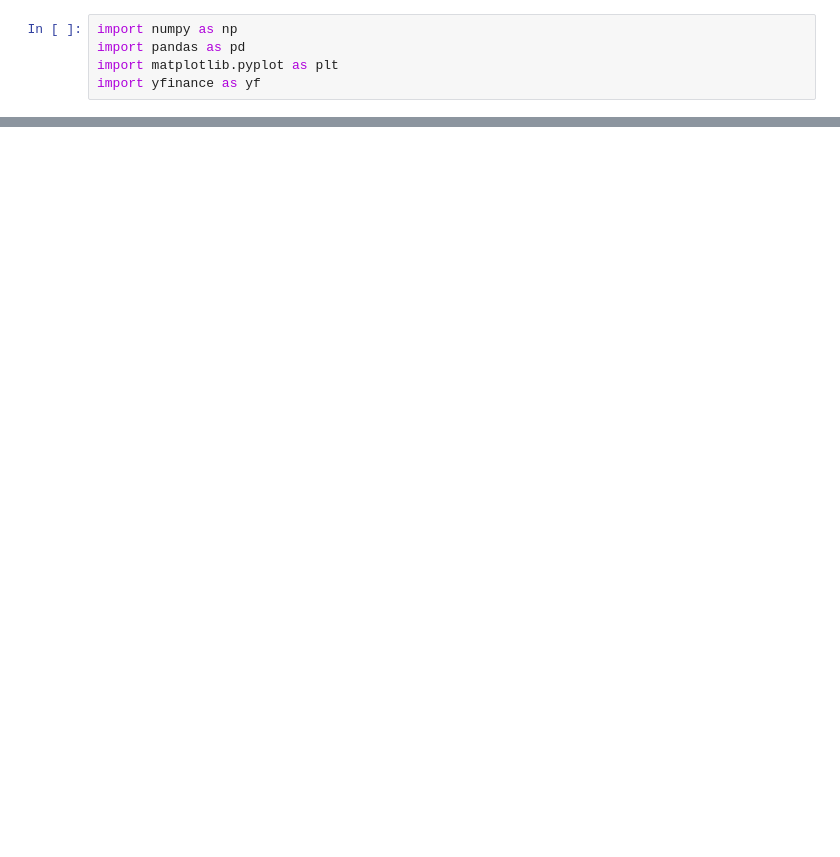
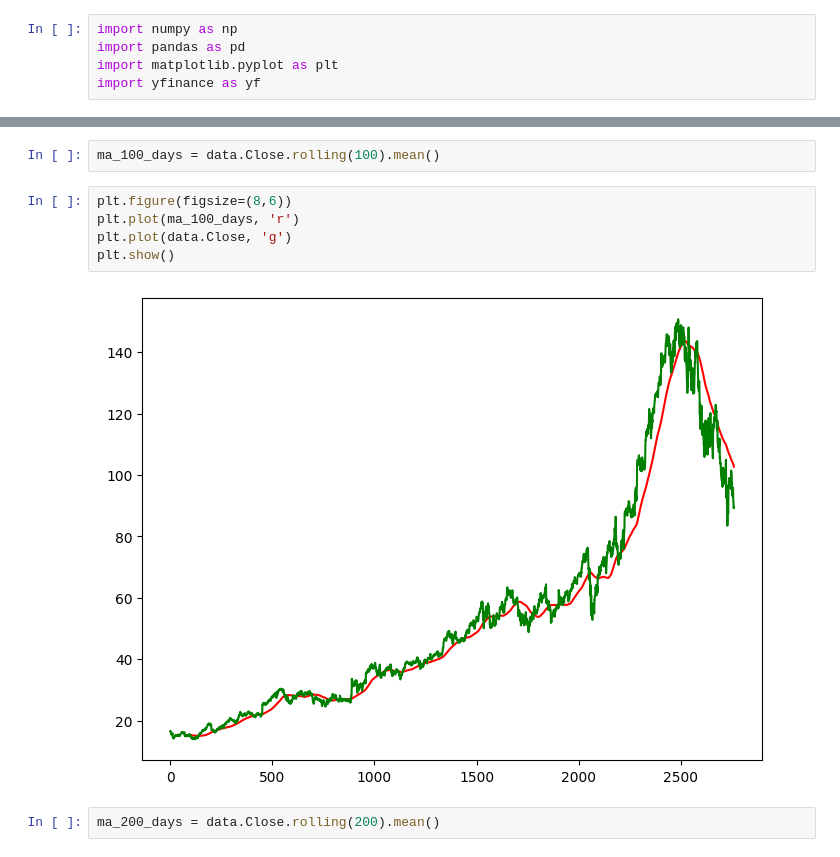
Before and after one commit to RASIUT/Stock_Prediction, a Jupyter notebook: Stock_Prediction.ipynb, the cells around one changed output, grey strips where cells are left out. Cells and saved outputs as stored; diff of their text form; blank space fills up the shorter version.

```diff
--- a/Stock_Prediction.ipynb
+++ b/Stock_Prediction.ipynb
@@ -31,0 +34,11 @@ data.head()
+# %%
+ma_100_days = data.Close.rolling(100).mean()
+# %%
+plt.figure(figsize=(8,6))
+plt.plot(ma_100_days, 'r')
+plt.plot(data.Close, 'g')
+plt.show()
+# %% [output]
+[figure, added]
+# %%
+ma_200_days = data.Close.rolling(200).mean()
```
Also changed, not shown: parts of 28 cells of this notebook.
